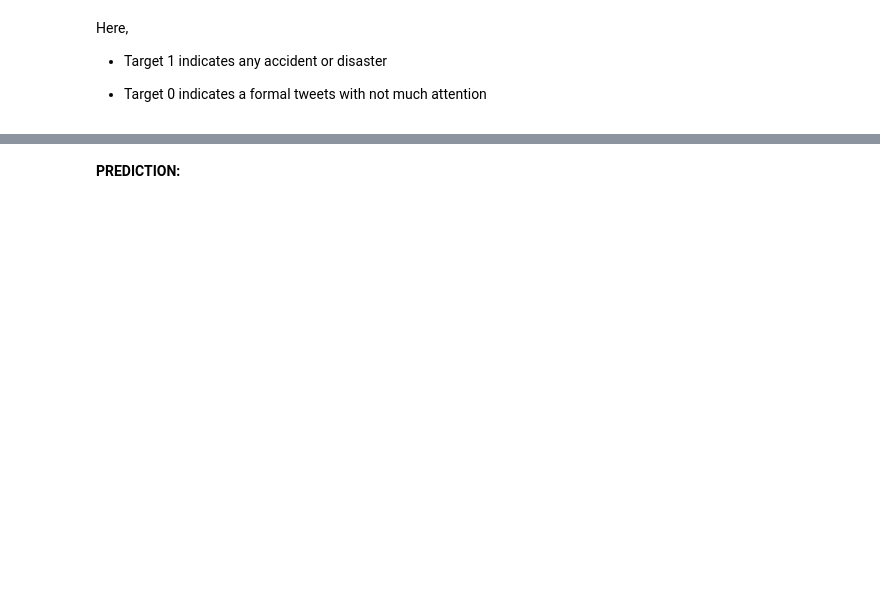
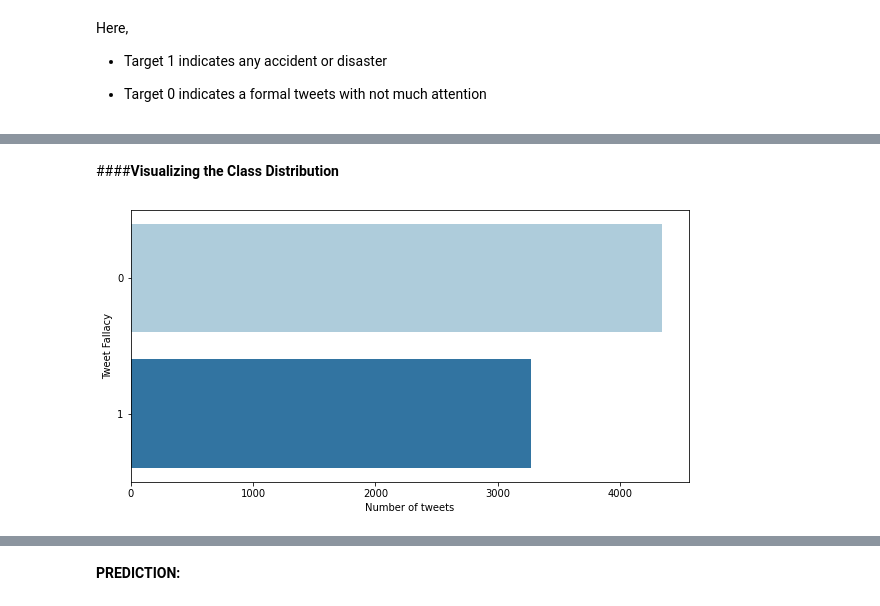
Before and after one commit to raghunandanbhat/Predicting-disaster-tweets-with-BERT, a Jupyter notebook: Code.ipynb, the cells around one changed output, grey strips where cells are left out. Drawn from its saved outputs; the diff is of its cells as text; code cells hidden in the pictures; blank space fills up the shorter version.

```diff
--- a/Code.ipynb
+++ b/Code.ipynb
@@ -87,12 +102,11 @@ train_data.shape
 # %%
+# Code Block 6
+# text preprocessing to remove special characters, emails, html tags and convert all tweets to lower case
 def text_preprocessing(df,col_name):
-    column = col_name
-    df[column] = df[column].progress_apply(lambda x:str(x).lower())
-#     df[column] = df[column].progress_apply(lambda x: th.cont_exp(x)) #you're -> you are; i'm -> i am
-    df[column] = df[column].progress_apply(lambda x: th.remove_emails(x))
-    df[column] = df[column].progress_apply(lambda x: th.remove_html_tags(x))
-#     df[column] = df[column].progress_apply(lambda x: ps.remove_stopwords(x))
-    df[column] = df[column].progress_apply(lambda x: th.remove_special_chars(x))
-    df[column] = df[column].progress_apply(lambda x: th.remove_accented_chars(x))
-#     df[column] = df[column].progress_apply(lambda x: th.make_base(x)) #ran -> run,
+    df[col_name] = df[col_name].progress_apply(lambda x:str(x).lower())
+    df[col_name] = df[col_name].progress_apply(lambda x: th.cont_exp(x)) #you're -> you are; i'm -> i am
+    df[col_name] = df[col_name].progress_apply(lambda x: th.remove_emails(x))
+    df[col_name] = df[col_name].progress_apply(lambda x: th.remove_html_tags(x))
+    df[col_name] = df[col_name].progress_apply(lambda x: th.remove_special_chars(x))
+    df[col_name] = df[col_name].progress_apply(lambda x: th.remove_accented_chars(x))
     return(df)
@@ -516,0 +225,12 @@ x_test = tokenizer(
+# %% [markdown]
+####**Visualizing the Class Distribution**
+# %%
+# Code Block 13
+#Visualizing class distribution
+plt.figure(figsize=(10,5))
+sns.countplot(y='target',data = train_data_vis,palette="Paired")
+plt.ylabel("Tweet Fallacy")
+plt.xlabel("Number of tweets")
+plt.show()
+# %% [output]
+[figure, added]
```
Also changed, not shown: parts of 97 cells of this notebook.
